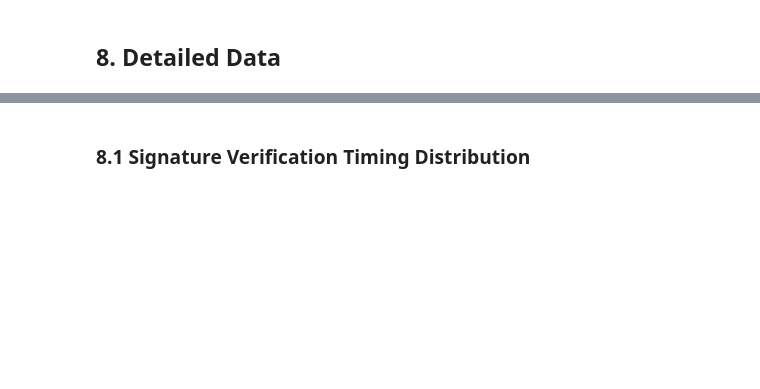
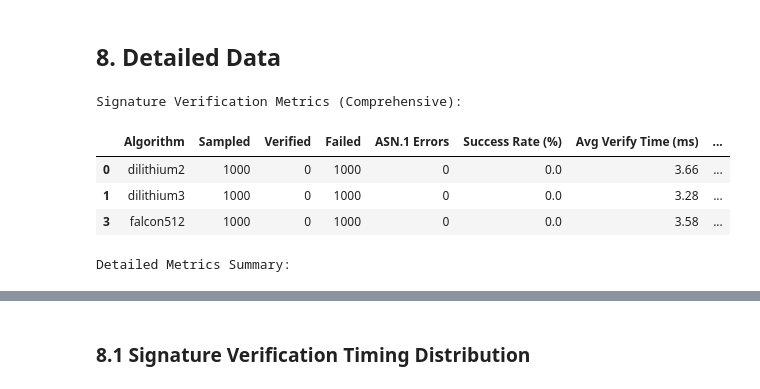
Before and after one commit to daemon-tech/post-quantum-rpki, a Jupyter notebook: results-analysis.ipynb, the cells around one changed output, grey strips where cells are left out. Cells and saved outputs as stored; diff of their text form; code cells hidden in the pictures; blank space fills up the shorter version.

```diff
--- a/results-analysis.ipynb
+++ b/results-analysis.ipynb
@@ -300,6 +371,7 @@ print("=" * 80)
 ## 8. Detailed Signature Verification Analysis
 # %%
 # Extract signature verification metrics from nested JSON structure
+# Includes all new comprehensive metrics we've added
 sig_verification_data = []
 
 for result in results_list:
@@ -307,6 +379,7 @@ for result in results_list:
     sig_ver = result.get('signature_verification', {})
 
     if sig_ver and isinstance(sig_ver, dict):
+        # Extract all available metrics
         sig_verification_data.append({
             'algorithm': algo,
             'sampled': sig_ver.get('sampled', 0),
@@ -321,14 +394,31 @@ for result in results_list:
             'min_verify_time_ms': sig_ver.get('min_verify_time_ms', 0),
             'max_verify_time_ms': sig_ver.get('max_verify_time_ms', 0),
             'median_verify_time_ms': sig_ver.get('median_verify_time_ms', 0),
+            'p25_verify_time_ms': sig_ver.get('p25_verify_time_ms', 0),
+            'p50_verify_time_ms': sig_ver.get('p50_verify_time_ms', 0),
+            'p75_verify_time_ms': sig_ver.get('p75_verify_time_ms', 0),
+            'p95_verify_time_ms': sig_ver.get('p95_verify_time_ms', 0),
+            'p99_verify_time_ms': sig_ver.get('p99_verify_time_ms', 0),
             'signature_size_avg_bytes': sig_ver.get('signature_size_avg_bytes', 0),
             'signature_size_min_bytes': sig_ver.get('signature_size_min_bytes', 0),
             'signature_size_max_bytes': sig_ver.get('signature_size_max_bytes', 0),
+            'signature_size_p25_bytes': sig_ver.get('signature_size_p25_bytes', 0),
+            'signature_size_p50_bytes': sig_ver.get('signature_size_p50_bytes', 0),
+            'signature_size_p75_bytes': sig_ver.get('signature_size_p75_bytes', 0),
+            'signature_size_p95_bytes': sig_ver.get('signature_size_p95_bytes', 0),
+            'signature_size_p99_bytes': sig_ver.get('signature_size_p99_bytes', 0),
             'expected_signature_size_bytes': sig_ver.get('expected_signature_size_bytes', 0),
+            'signature_size_variance': sig_ver.get('signature_size_variance', 0),
+            'public_key_size_avg_bytes': sig_ver.get('public_key_size_avg_bytes', 0),
+            'public_key_size_min_bytes': sig_ver.get('public_key_size_min_bytes', 0),
+            'public_key_size_max_bytes': sig_ver.get('public_key_size_max_bytes', 0),
+            'public_key_size_p50_bytes': sig_ver.get('public_key_size_p50_bytes', 0),
             'expected_public_key_size_bytes': sig_ver.get('expected_public_key_size_bytes', 0),
+            'public_key_size_variance': sig_ver.get('public_key_size_variance', 0),
             'verification_success_rate': (sig_ver.get('verified', 0) / sig_ver.get('sampled', 1)) * 100 if sig_ver.get('sampled', 0) > 0 else 0
         })
     else:
+        # No signature verification data
         sig_verification_data.append({
             'algorithm': algo,
             'sampled': 0,
@@ -336,34 +426,73 @@ for result in results_list:
             'failed': 0,
             'asn1_failures': 0,
             'verify_time_sec': 0,
             'time_per_file_ms': 0,
             'estimated_total_time_sec': 0,
             'verification_rate_per_sec': 0,
             'avg_verify_time_ms': 0,
             'min_verify_time_ms': 0,
             'max_verify_time_ms': 0,
             'median_verify_time_ms': 0,
+            'p25_verify_time_ms': 0,
+            'p50_verify_time_ms': 0,
+            'p75_verify_time_ms': 0,
+            'p95_verify_time_ms': 0,
+            'p99_verify_time_ms': 0,
             'signature_size_avg_bytes': 0,
             'signature_size_min_bytes': 0,
             'signature_size_max_bytes': 0,
+            'signature_size_p25_bytes': 0,
+            'signature_size_p50_bytes': 0,
+            'signature_size_p75_bytes': 0,
+            'signature_size_p95_bytes': 0,
+            'signature_size_p99_bytes': 0,
             'expected_signature_size_bytes': 0,
+            'signature_size_variance': 0,
+            'public_key_size_avg_bytes': 0,
+            'public_key_size_min_bytes': 0,
+            'public_key_size_max_bytes': 0,
+            'public_key_size_p50_bytes': 0,
             'expected_public_key_size_bytes': 0,
+            'public_key_size_variance': 0,
             'verification_success_rate': 0
         })
 
 sig_df = pd.DataFrame(sig_verification_data)
 sig_df = sig_df[sig_df['sampled'] > 0]  # Only show algorithms with signature verification data
 
 if len(sig_df) > 0:
-    print("Signature Verification Metrics:")
+    print("Signature Verification Metrics (Comprehensive):")
     display_cols = ['algorithm', 'sampled', 'verified', 'failed', 'asn1_failures',
-                    'verification_success_rate', 'avg_verify_time_ms', 'verification_rate_per_sec']
+                    'verification_success_rate', 'avg_verify_time_ms', 'verification_rate_per_sec',
+                    'signature_size_avg_bytes', 'expected_signature_size_bytes',
+                    'public_key_size_avg_bytes', 'expected_public_key_size_bytes']
     display_df = sig_df[display_cols].copy()
     display_df.columns = ['Algorithm', 'Sampled', 'Verified', 'Failed', 'ASN.1 Errors',
-                          'Success Rate (%)', 'Avg Verify Time (ms)', 'Rate (sig/s)']
+                          'Success Rate (%)', 'Avg Verify Time (ms)', 'Rate (sig/s)',
+                          'Sig Size (bytes)', 'Expected Sig Size (bytes)',
+                          'PubKey Size (bytes)', 'Expected PubKey Size (bytes)']
     display_df['Success Rate (%)'] = display_df['Success Rate (%)'].round(1)
     display_df['Avg Verify Time (ms)'] = display_df['Avg Verify Time (ms)'].round(2)
     display_df['Rate (sig/s)'] = display_df['Rate (sig/s)'].round(1)
-    display_df
+    display_df['Sig Size (bytes)'] = display_df['Sig Size (bytes)'].round(0)
+    display_df['PubKey Size (bytes)'] = display_df['PubKey Size (bytes)'].round(0)
+    display(display_df)
+
+    # Show detailed metrics summary
+    print("\nDetailed Metrics Summary:")
+    detailed_cols = ['algorithm', 'p25_verify_time_ms', 'p50_verify_time_ms', 'p75_verify_time_ms',
+                     'p95_verify_time_ms', 'p99_verify_time_ms', 'signature_size_variance',
+                     'public_key_size_variance']
+    detailed_df = sig_df[detailed_cols].copy()
+    detailed_df.columns = ['Algorithm', 'P25 (ms)', 'P50 (ms)', 'P75 (ms)', 'P95 (ms)', 'P99 (ms)',
+                           'Sig Size Variance', 'PubKey Size Variance']
+    display(detailed_df)
 else:
     print("No signature verification data available")
+# %% [output]
+Signature Verification Metrics (Comprehensive):
+|  | Algorithm | Sampled | Verified | Failed | ASN.1 Errors | Success Rate (%) | Avg Verify Time (ms) | ... |
+| 0 | dilithium2 | 1000 | 0 | 1000 | 0 | 0.0 | 3.66 | ... |
+| 1 | dilithium3 | 1000 | 0 | 1000 | 0 | 0.0 | 3.28 | ... |
+| 3 | falcon512 | 1000 | 0 | 1000 | 0 | 0.0 | 3.58 | ... |
+Detailed Metrics Summary:
```
Also changed, not shown: parts of 22 cells of this notebook, 10 other files.
